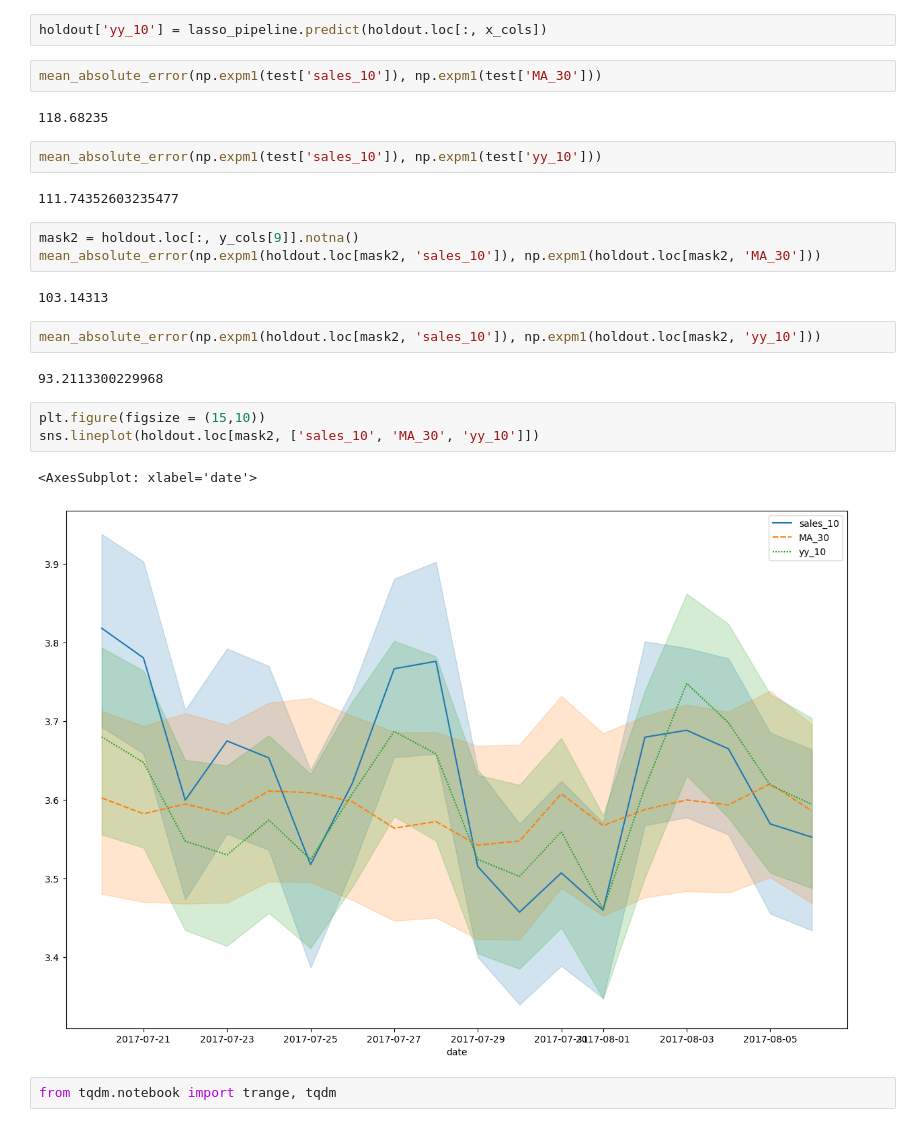
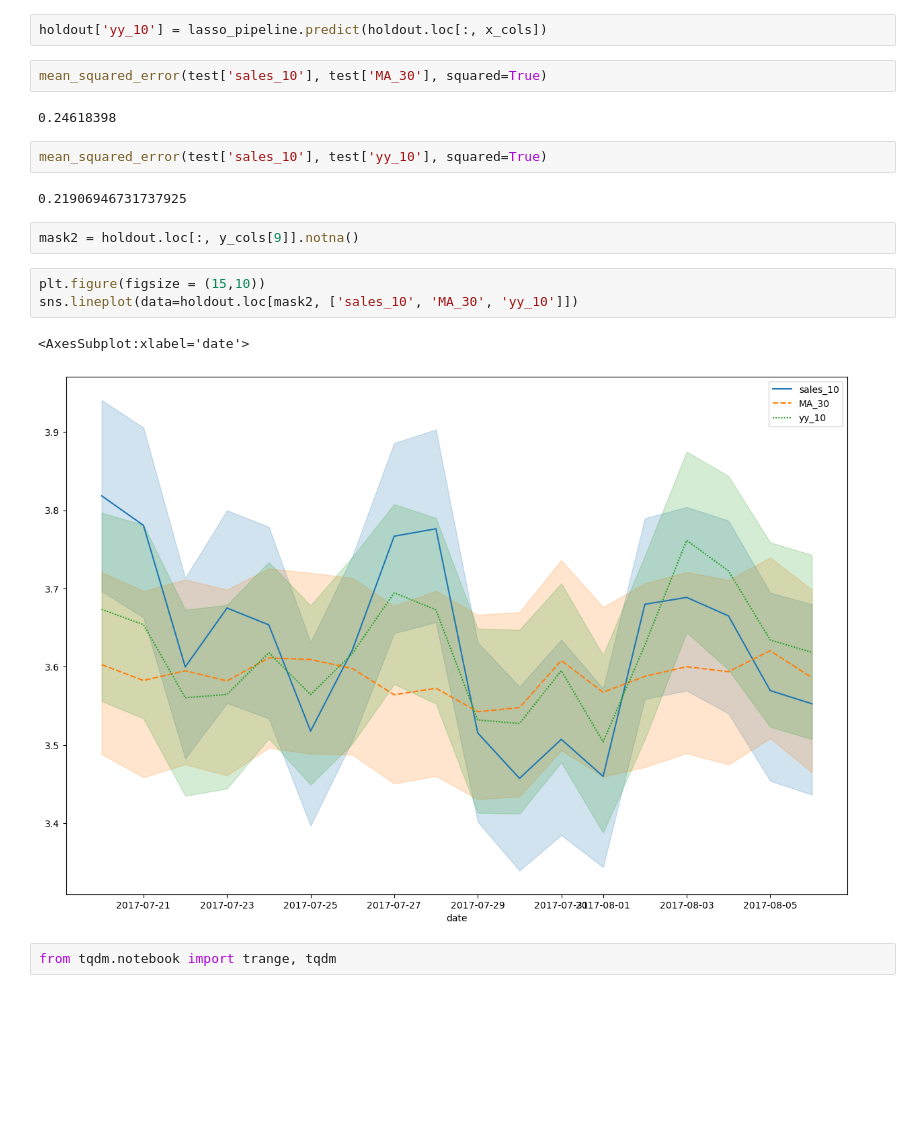
Before and after one commit to ximfac/store_sales, a Jupyter notebook: modeling.ipynb, the cells around one changed output. Drawn from its saved outputs; the diff is of its cells as text; blank space fills up the shorter version.

```diff
--- a/modeling.ipynb
+++ b/modeling.ipynb
@@ -349,28 +330,21 @@ test['yy_10'] = lasso_pipeline.predict(test.loc[:, x_cols])
 # %%
 holdout['yy_10'] = lasso_pipeline.predict(holdout.loc[:, x_cols])
 # %%
-mean_absolute_error(np.expm1(test['sales_10']), np.expm1(test['MA_30']))
+mean_squared_error(test['sales_10'], test['MA_30'], squared=True)
 # %% [output]
-118.68235
+0.24618398
 # %%
-mean_absolute_error(np.expm1(test['sales_10']), np.expm1(test['yy_10']))
+mean_squared_error(test['sales_10'], test['yy_10'], squared=True)
 # %% [output]
-111.74352603235477
+0.21906946731737925
 # %%
 mask2 = holdout.loc[:, y_cols[9]].notna()
-mean_absolute_error(np.expm1(holdout.loc[mask2, 'sales_10']), np.expm1(holdout.loc[mask2, 'MA_30']))
-# %% [output]
-103.14313
-# %%
-mean_absolute_error(np.expm1(holdout.loc[mask2, 'sales_10']), np.expm1(holdout.loc[mask2, 'yy_10']))
-# %% [output]
-93.2113300229968
 # %%
 plt.figure(figsize = (15,10))
-sns.lineplot(holdout.loc[mask2, ['sales_10', 'MA_30', 'yy_10']])
+sns.lineplot(data=holdout.loc[mask2, ['sales_10', 'MA_30', 'yy_10']])
 # %% [output]
-<AxesSubplot: xlabel='date'>
+<AxesSubplot:xlabel='date'>
-[figure, old version]
+[figure, new version]
 # %%
 from tqdm.notebook import trange, tqdm
 # %%
```
Also changed, not shown: parts of 33 cells of this notebook, 3 other files.
